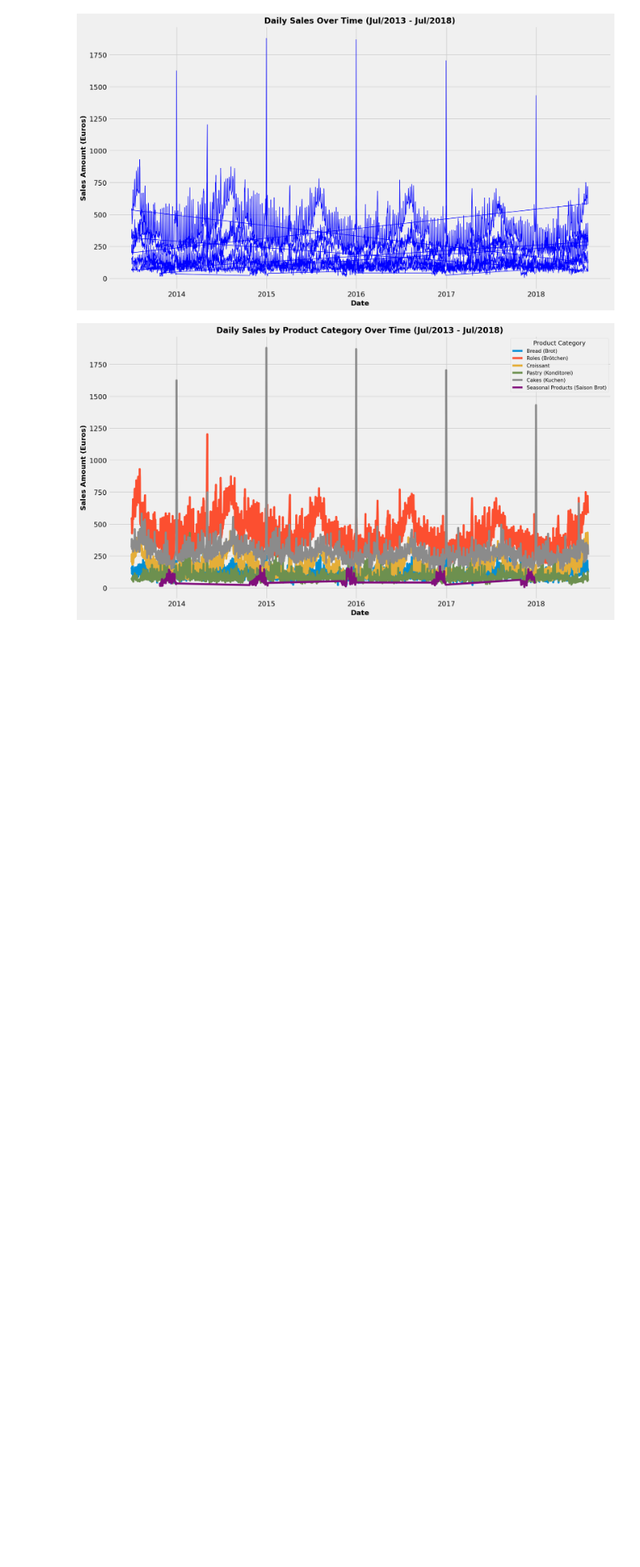
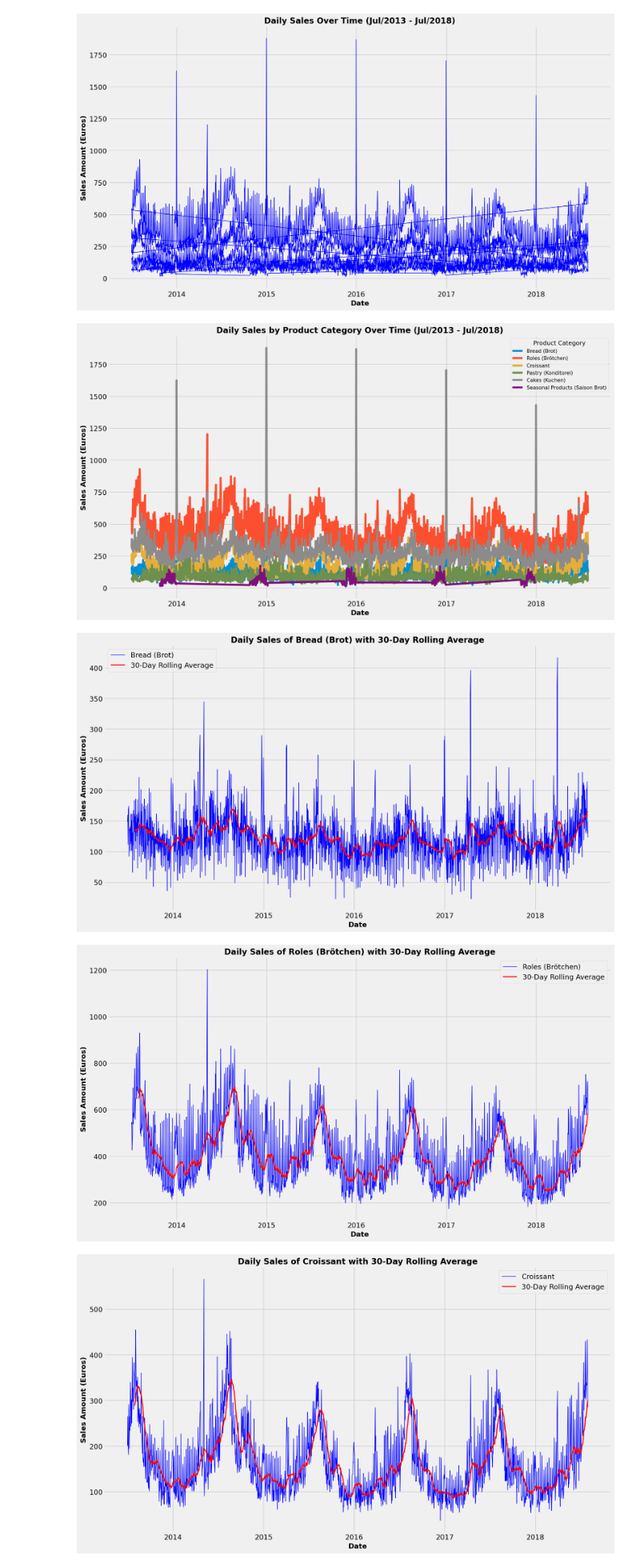
Before and after one commit to giuuusepeda/bakery_prediction, a Jupyter notebook: 1_DatasetCharacteristics/ts_sam/eda_ts_sam.ipynb, the cells around one changed output. Shown at 80% size. Saved outputs shown, nothing was run; the diff lists cells and outputs as text; code cells hidden in the pictures; blank space fills up the shorter version.

```diff
--- a/1_DatasetCharacteristics/ts_sam/eda_ts_sam.ipynb
+++ b/1_DatasetCharacteristics/ts_sam/eda_ts_sam.ipynb
@@ -175,3 +175,72 @@ plt.legend(title='Product Category', fontsize=10, title_fontsize='12', frameon=T
 plt.show()
 # %% [output]
 [figure]
+# %%
+#creating six different dataframes for each product category
+ts_bread = ts_sales[ts_sales['Product_Name'] == 'Bread (Brot)']
+ts_roles = ts_sales[ts_sales['Product_Name'] == 'Roles (Brötchen)']
+ts_croissant = ts_sales[ts_sales['Product_Name'] == 'Croissant']
+ts_pastry = ts_sales[ts_sales['Product_Name'] == 'Pastry (Konditorei)']
+ts_cakes = ts_sales[ts_sales['Product_Name'] == 'Cakes (Kuchen)']
+ts_seasonal = ts_sales[ts_sales['Product_Name'] == 'Seasonal Products (Saison Brot)']
+
+
+# adding time series plots for each product category
+# also camparing each plot with a rolling average of 30 days
+plt.figure(figsize=(16,9))
+plt.plot(ts_bread['Umsatz'], label='Bread (Brot)', color='blue', linewidth=1)
+plt.plot(ts_bread['Umsatz'].rolling(window=30).mean(), label='30-Day Rolling Average', color='red', linewidth=2)
+plt.title('Daily Sales of Bread (Brot) with 30-Day Rolling Average', weight='bold', fontsize=16)
+plt.xlabel('Date', weight='bold', fontsize=14)
+plt.ylabel('Sales Amount (Euros)', weight='bold', fontsize=14)
+plt.legend()
+plt.show()
+
+plt.figure(figsize=(16,9))
+plt.plot(ts_roles['Umsatz'], label='Roles (Brötchen)', color='blue', linewidth=1)
+plt.plot(ts_roles['Umsatz'].rolling(window=30).mean(), label='30-Day Rolling Average', color='red', linewidth=2)
+plt.title('Daily Sales of Roles (Brötchen) with 30-Day Rolling Average', weight='bold',  fontsize=16)
+plt.xlabel('Date', weight='bold', fontsize=14)
+plt.ylabel('Sales Amount (Euros)', weight='bold', fontsize=14)
+plt.legend()
+plt.show()
+
+plt.figure(figsize=(16,9))
+plt.plot(ts_croissant['Umsatz'], label='Croissant', color='blue', linewidth=1)
+plt.plot(ts_croissant['Umsatz'].rolling(window=30).mean(), label='30-Day Rolling Average', color='red', linewidth=2)
+plt.title('Daily Sales of Croissant with 30-Day Rolling Average', weight='bold', fontsize=16)
+plt.xlabel('Date', weight='bold', fontsize=14)
+plt.ylabel('Sales Amount (Euros)',      weight='bold', fontsize=14)
+plt.legend()
+plt.show()
+
+plt.figure(figsize=(16,9))
+plt.plot(ts_pastry['Umsatz'], label='Pastry (Konditorei)', color='blue', linewidth=1)
+plt.plot(ts_pastry['Umsatz'].rolling(window=30).mean(), label='30-Day Rolling Average', color='red', linewidth=2)
+plt.title('Daily Sales of Pastry (Konditorei) with 30-Day Rolling Average', weight='bold', fontsize=16)
+plt.xlabel('Date', weight='bold', fontsize=14)
+plt.ylabel('Sales Amount (Euros)', weight='bold', fontsize=14)
+plt.legend()
+plt.show()
+
+plt.figure(figsize=(16,9))
+plt.plot(ts_cakes['Umsatz'], label='Cakes (Kuchen)', color='blue', linewidth=1)
+plt.plot(ts_cakes['Umsatz'].rolling(window=30).mean(), label='30-Day Rolling Average', color='red', linewidth=2)
+plt.title('Daily Sales of Cakes (Kuchen) with 30-Day Rolling Average', weight='bold', fontsize=16)
+plt.xlabel('Date', weight='bold', fontsize=14)
+plt.ylabel('Sales Amount (Euros)', weight='bold', fontsize=14)
+plt.legend()
+plt.show()
+
+plt.figure(figsize=(16,9))
+plt.plot(ts_seasonal['Umsatz'], label='Seasonal Products (Saison Brot)', color='blue', linewidth=1)
+plt.plot(ts_seasonal['Umsatz'].rolling(window=30).mean(), label='30-Day Rolling Average', color='orange', linewidth=2)
+plt.title('Daily Sales of Seasonal Products (Saison Brot) with 30-Day Rolling Average', weight='bold', fontsize=16)
+plt.xlabel('Date', weight='bold', fontsize=14)
+plt.ylabel('Sales Amount (Euros)', weight='bold', fontsize=14)
+plt.legend()
+plt.show()
+# %% [output]
+[figure, added]
+[figure, added]
+[figure, added]
```
Also changed, not shown: parts of 1 cell of this notebook.
